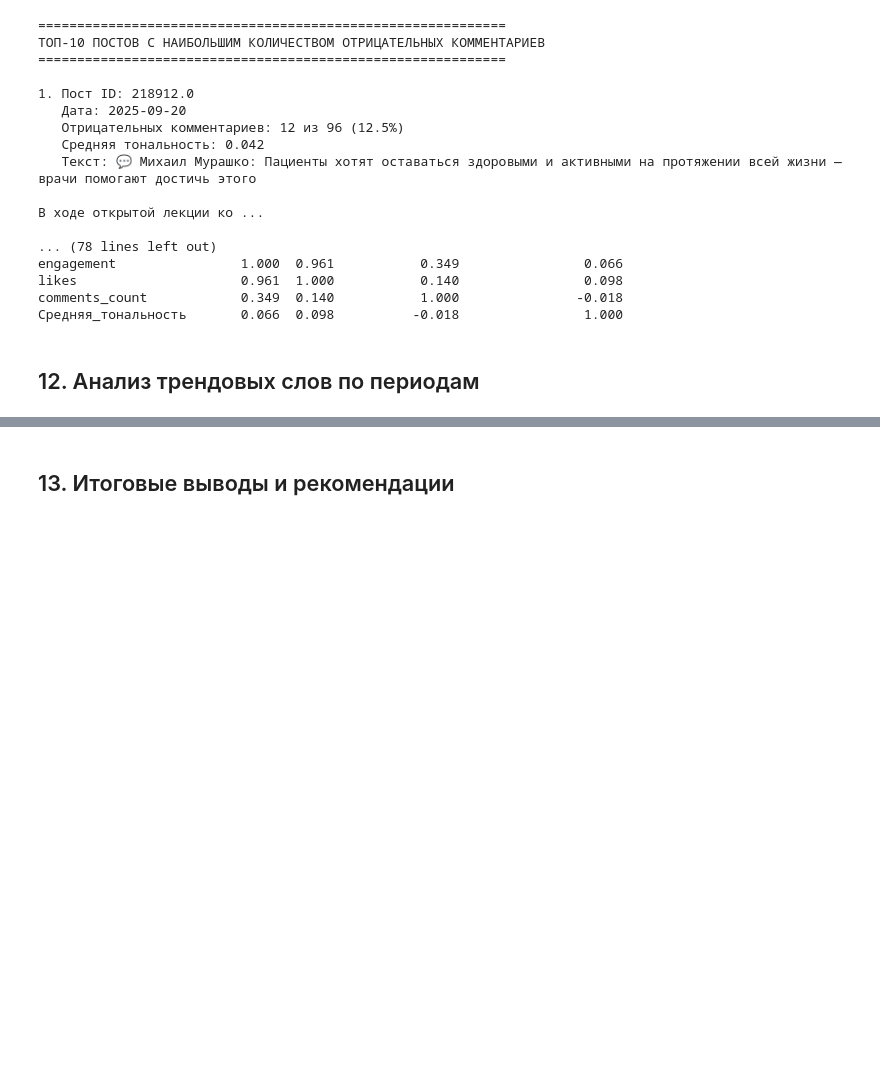
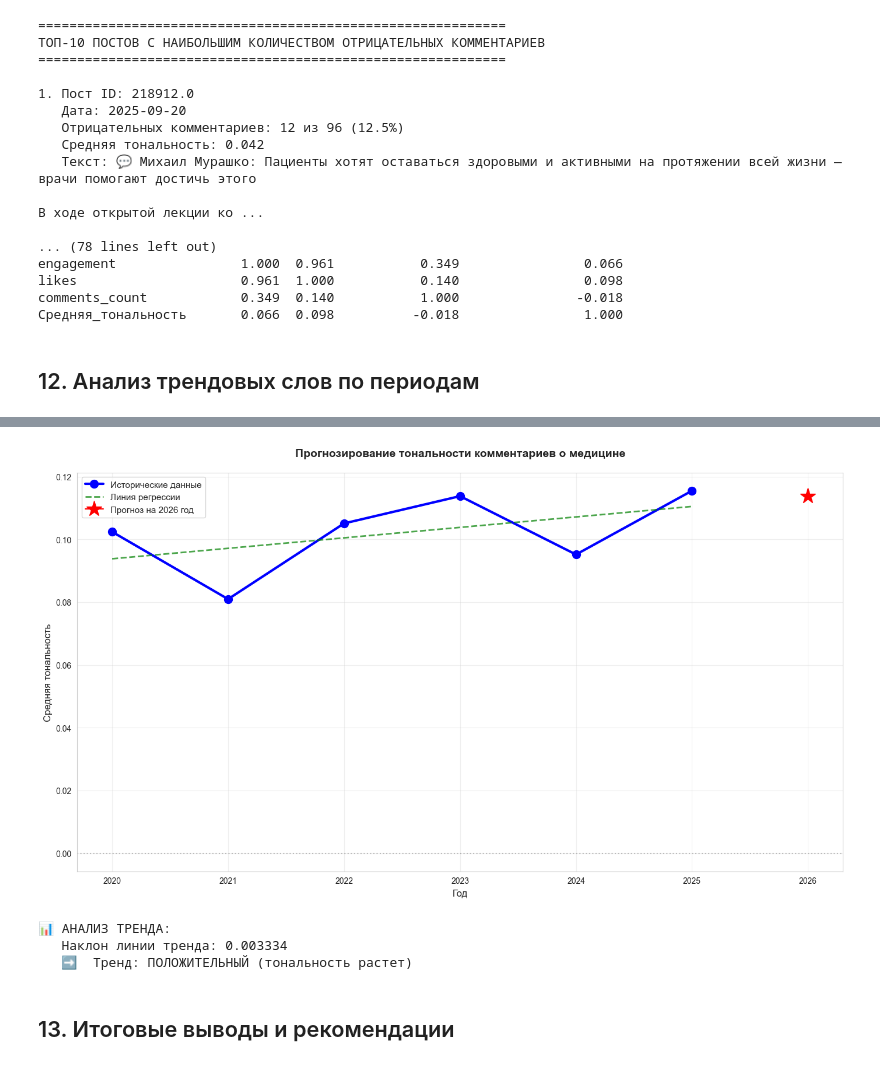
Before and after one commit to MedvedevEugene/Ml-course-work, a Jupyter notebook: analysis.ipynb, the cells around one changed output, grey strips where cells are left out. Saved outputs shown, nothing was run; the diff lists cells and outputs as text; code cells hidden in the pictures; blank space fills up the shorter version.

Commit message:
Добавлен раздел прогнозирования тональности комментариев с использованием LinearRegression

```diff
--- a/analysis.ipynb
+++ b/analysis.ipynb
@@ -1374,0 +1377,76 @@ for word, count in sorted([(w, negative_freq[w]) for w in negative_only],
+# %%
+from sklearn.linear_model import LinearRegression
+import numpy as np
+
+# Проверяем, существует ли уже yearly_sentiment с правильной структурой
+# Если нет, создаем его с правильными названиями колонок
+if 'yearly_sentiment' not in globals() or 'Средняя_тональность' not in yearly_sentiment.columns:
+    # Создаем yearly_sentiment с правильными названиями колонок
+    yearly_sentiment_forecast = comments_df.groupby('year').agg({
+        'sentiment': ['mean', 'count'],
+        'likes': 'mean'
+    })
+    yearly_sentiment_forecast.columns = ['Средняя_тональность', 'Количество_комментариев', 'Средние_лайки']
+    yearly_sentiment_forecast = yearly_sentiment_forecast.reset_index()
+else:
+    # Используем существующий yearly_sentiment, но создаем копию для прогноза
+    yearly_sentiment_forecast = yearly_sentiment.reset_index()
+
+# Прогнозирование тональности на следующий год
+X = yearly_sentiment_forecast[['year']].values
+y = yearly_sentiment_forecast['Средняя_тональность'].values
+
+# Обучение модели линейной регрессии
+model = LinearRegression()
+model.fit(X, y)
+
+# Прогноз на следующий год
+next_year = yearly_sentiment_forecast['year'].max() + 1
+predicted_sentiment = model.predict([[next_year]])
+
+print("=" * 60)
+print("ПРОГНОЗИРОВАНИЕ ТОНАЛЬНОСТИ КОММЕНТАРИЕВ")
+print("=" * 60)
+print(f"\nПрогнозируемая тональность на {next_year} год: {predicted_sentiment[0]:.3f}")
+
+# Оценка качества модели
+from sklearn.metrics import r2_score, mean_squared_error
+y_pred = model.predict(X)
+r2 = r2_score(y, y_pred)
+mse = mean_squared_error(y, y_pred)
+
+print(f"\nМетрики качества модели:")
+print(f"  R² (коэффициент детерминации): {r2:.3f}")
+print(f"  MSE (среднеквадратичная ошибка): {mse:.6f}")
+
+# Визуализация тренда и прогноза
+plt.figure(figsize=(14, 8))
+plt.plot(yearly_sentiment_forecast['year'], yearly_sentiment_forecast['Средняя_тональность'],
+         marker='o', linewidth=3, markersize=10, label='Исторические данные', color='blue')
+plt.plot(yearly_sentiment_forecast['year'], y_pred,
+         '--', linewidth=2, label='Линия регрессии', color='green', alpha=0.7)
+plt.plot([next_year], predicted_sentiment,
+         marker='*', markersize=20, label=f'Прогноз на {next_year} год', color='red')
+plt.xlabel('Год', fontsize=12)
+plt.ylabel('Средняя тональность', fontsize=12)
+plt.title('Прогнозирование тональности комментариев о медицине',
+          fontsize=14, fontweight='bold', pad=20)
+plt.legend(fontsize=11)
+plt.grid(True, alpha=0.3)
+plt.axhline(y=0, color='gray', linestyle=':', alpha=0.5)
+plt.tight_layout()
+plt.savefig('data/visualizations/sentiment_forecast.png', dpi=300, bbox_inches='tight')
+plt.show()
+
+# Анализ тренда
+if len(yearly_sentiment_forecast) > 1:
+    slope = model.coef_[0]
+    print(f"\n📊 АНАЛИЗ ТРЕНДА:")
+    print(f"   Наклон линии тренда: {slope:.6f}")
+    if slope > 0:
+        print(f"   ➡️  Тренд: ПОЛОЖИТЕЛЬНЫЙ (тональность растет)")
+    elif slope < 0:
+        print(f"   ➡️  Тренд: ОТРИЦАТЕЛЬНЫЙ (тональность снижается)")
+    else:
+        print(f"   ➡️  Тренд: СТАБИЛЬНЫЙ (тональность не изменяется)")
+# %% [output]
@@ -1375,3 +1462,7 @@ for word, count in sorted([(w, negative_freq[w]) for w in negative_only],
+[figure, added]
+📊 АНАЛИЗ ТРЕНДА:
+   Наклон линии тренда: 0.003334
+   ➡️  Тренд: ПОЛОЖИТЕЛЬНЫЙ (тональность растет)
 # %% [markdown]
 ## 13. Итоговые выводы и рекомендации
 # %%
```
Also changed, not shown: parts of 3 cells of this notebook, 1 other file.
